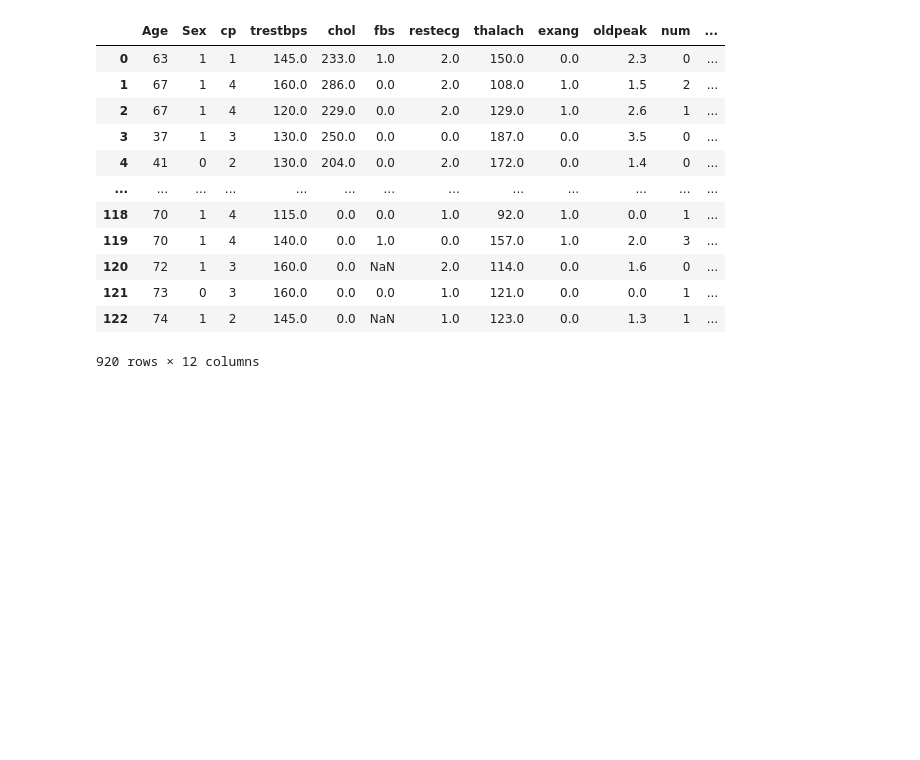
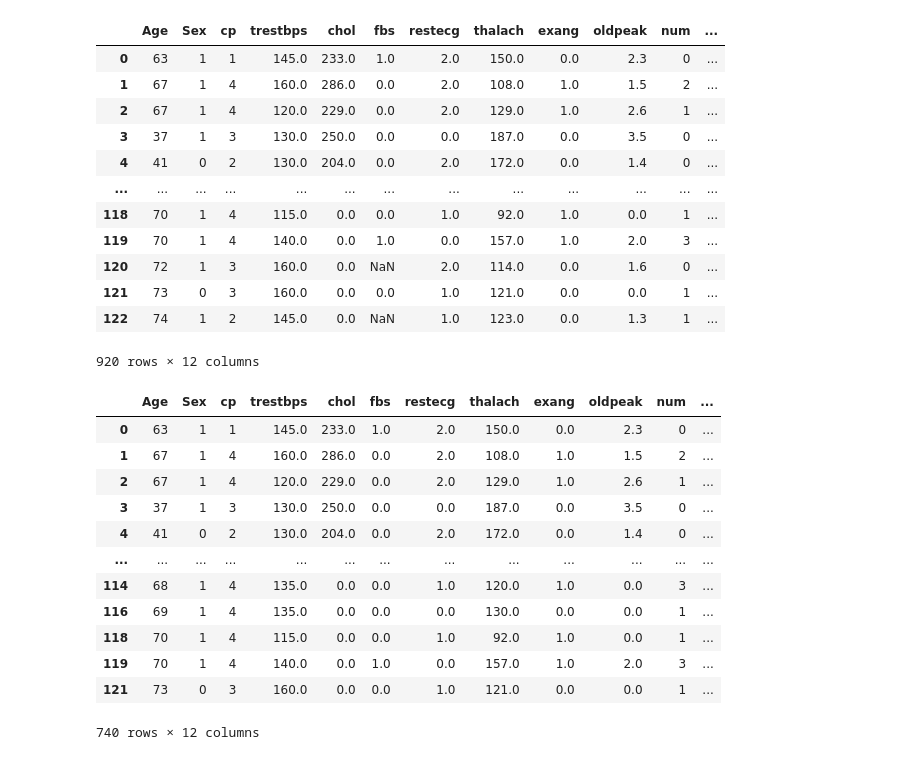
Before and after one commit to jenny0741/final_project, a Jupyter notebook: notebooks/data_cleaning.ipynb, the cells around one changed output. Cells and saved outputs as stored; diff of their text form; code cells hidden in the pictures; blank space fills up the shorter version.

Commit message:
data

```diff
--- a/notebooks/data_cleaning.ipynb
+++ b/notebooks/data_cleaning.ipynb
@@ -473,3 +473,19 @@ heart_data_df
 | 121 | 73 | 0 | 3 | 160.0 | 0.0 | 0.0 | 1.0 | 121.0 | 0.0 | 0.0 | 1 | ... |
 | 122 | 74 | 1 | 2 | 145.0 | 0.0 | NaN | 1.0 | 123.0 | 0.0 | 1.3 | 1 | ... |
 920 rows × 12 columns
+# %%
+heart_data_df.dropna()
+# %% [output]
+|  | Age | Sex | cp | trestbps | chol | fbs | restecg | thalach | exang | oldpeak | num | ... |
+| 0 | 63 | 1 | 1 | 145.0 | 233.0 | 1.0 | 2.0 | 150.0 | 0.0 | 2.3 | 0 | ... |
+| 1 | 67 | 1 | 4 | 160.0 | 286.0 | 0.0 | 2.0 | 108.0 | 1.0 | 1.5 | 2 | ... |
+| 2 | 67 | 1 | 4 | 120.0 | 229.0 | 0.0 | 2.0 | 129.0 | 1.0 | 2.6 | 1 | ... |
+| 3 | 37 | 1 | 3 | 130.0 | 250.0 | 0.0 | 0.0 | 187.0 | 0.0 | 3.5 | 0 | ... |
+| 4 | 41 | 0 | 2 | 130.0 | 204.0 | 0.0 | 2.0 | 172.0 | 0.0 | 1.4 | 0 | ... |
+| ... | ... | ... | ... | ... | ... | ... | ... | ... | ... | ... | ... | ... |
+| 114 | 68 | 1 | 4 | 135.0 | 0.0 | 0.0 | 1.0 | 120.0 | 1.0 | 0.0 | 3 | ... |
+| 116 | 69 | 1 | 4 | 135.0 | 0.0 | 0.0 | 0.0 | 130.0 | 0.0 | 0.0 | 1 | ... |
+| 118 | 70 | 1 | 4 | 115.0 | 0.0 | 0.0 | 1.0 | 92.0 | 1.0 | 0.0 | 1 | ... |
+| 119 | 70 | 1 | 4 | 140.0 | 0.0 | 1.0 | 0.0 | 157.0 | 1.0 | 2.0 | 3 | ... |
+| 121 | 73 | 0 | 3 | 160.0 | 0.0 | 0.0 | 1.0 | 121.0 | 0.0 | 0.0 | 1 | ... |
+740 rows × 12 columns
```
Also changed, not shown: parts of 5 cells of this notebook, 1 other file.
